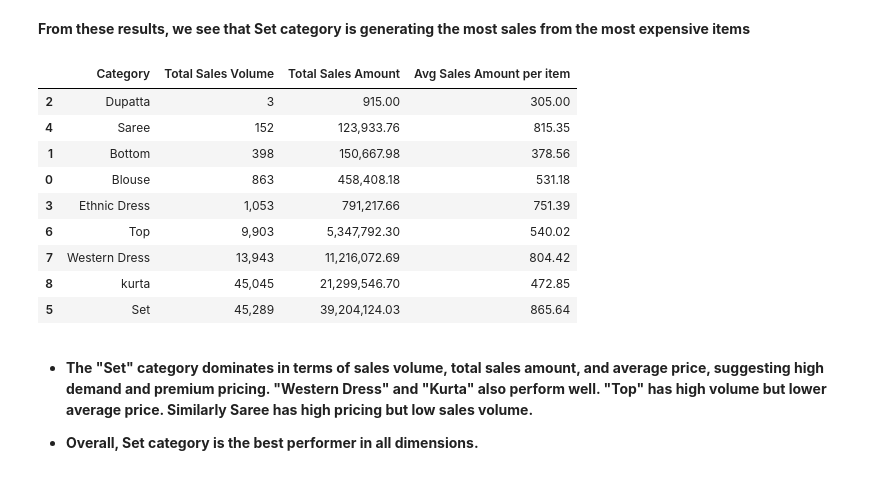
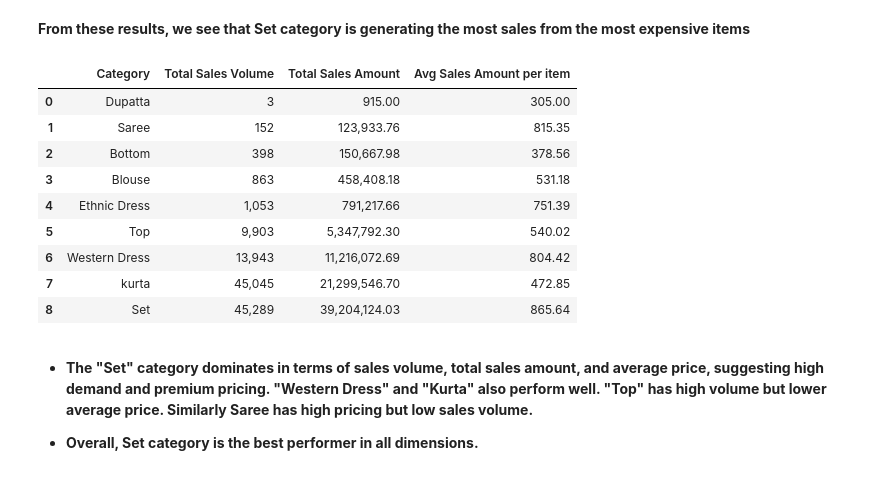
Before and after one commit to Usayed777/PortfolioProjects, a Jupyter notebook: Amazon.ipynb, the cells around one changed output. Cells and saved outputs as stored; diff of their text form; code cells hidden in the pictures.

```diff
--- a/Amazon.ipynb
+++ b/Amazon.ipynb
@@ -606,39 +606,33 @@ Number of Sales Greater Than 1550 for Each Category:
 # %%
 category_sales = df.groupby('Category').agg({'Qty': 'sum', 'Amount': 'sum'}).reset_index()
 
 category_sales['Total Sales Volume'] = category_sales['Qty']
 category_sales['Total Sales Amount'] = category_sales['Amount']
 
 category_sales['Avg Sales Amount per item'] = category_sales['Total Sales Amount'] / category_sales['Total Sales Volume']
 
 sorted_categories = category_sales[['Category', 'Total Sales Volume', 'Total Sales Amount', 'Avg Sales Amount per item']].sort_values(by='Total Sales Volume', ascending=True)
 
 sorted_categories['Total Sales Amount'] = sorted_categories['Total Sales Amount'].apply(lambda x: f"{x:,.2f}")
 sorted_categories['Total Sales Volume'] = sorted_categories['Total Sales Volume'].apply(lambda x: f"{x:,}")
 sorted_categories['Avg Sales Amount per item'] = sorted_categories['Avg Sales Amount per item'].apply(lambda x: f"{x:,.2f}")
 
-max_lengths = {
-    'Category': max(sorted_categories['Category'].apply(len)),
-    'Total Sales Volume': max(sorted_categories['Total Sales Volume'].apply(len)),
-    'Total Sales Amount': max(sorted_categories['Total Sales Amount'].apply(len)),
-    'Avg Sales Amount per item': max(sorted_categories['Avg Sales Amount per item'].apply(len))
-}
-
+sorted_categories.reset_index(drop=True, inplace=True)
 
 styled_table = apply_table_style(sorted_categories)
 
 styled_table
 # %% [output]
 |  | Category | Total Sales Volume | Total Sales Amount | Avg Sales Amount per item |
-| 2 | Dupatta | 3 | 915.00 | 305.00 |
-| 4 | Saree | 152 | 123,933.76 | 815.35 |
-| 1 | Bottom | 398 | 150,667.98 | 378.56 |
-| 0 | Blouse | 863 | 458,408.18 | 531.18 |
-| 3 | Ethnic Dress | 1,053 | 791,217.66 | 751.39 |
-| 6 | Top | 9,903 | 5,347,792.30 | 540.02 |
-| 7 | Western Dress | 13,943 | 11,216,072.69 | 804.42 |
-| 8 | kurta | 45,045 | 21,299,546.70 | 472.85 |
-| 5 | Set | 45,289 | 39,204,124.03 | 865.64 |
+| 0 | Dupatta | 3 | 915.00 | 305.00 |
+| 1 | Saree | 152 | 123,933.76 | 815.35 |
+| 2 | Bottom | 398 | 150,667.98 | 378.56 |
+| 3 | Blouse | 863 | 458,408.18 | 531.18 |
+| 4 | Ethnic Dress | 1,053 | 791,217.66 | 751.39 |
+| 5 | Top | 9,903 | 5,347,792.30 | 540.02 |
+| 6 | Western Dress | 13,943 | 11,216,072.69 | 804.42 |
+| 7 | kurta | 45,045 | 21,299,546.70 | 472.85 |
+| 8 | Set | 45,289 | 39,204,124.03 | 865.64 |
 # %% [markdown]
 * **The "Set" category dominates in terms of sales volume, total sales amount, and average price, suggesting high demand and premium pricing. "Western Dress" and "Kurta" also perform well. "Top" has high volume but lower average price. Similarly Saree has high pricing but low sales volume.**
 
```
Also changed, not shown: parts of 2 cells of this notebook.
